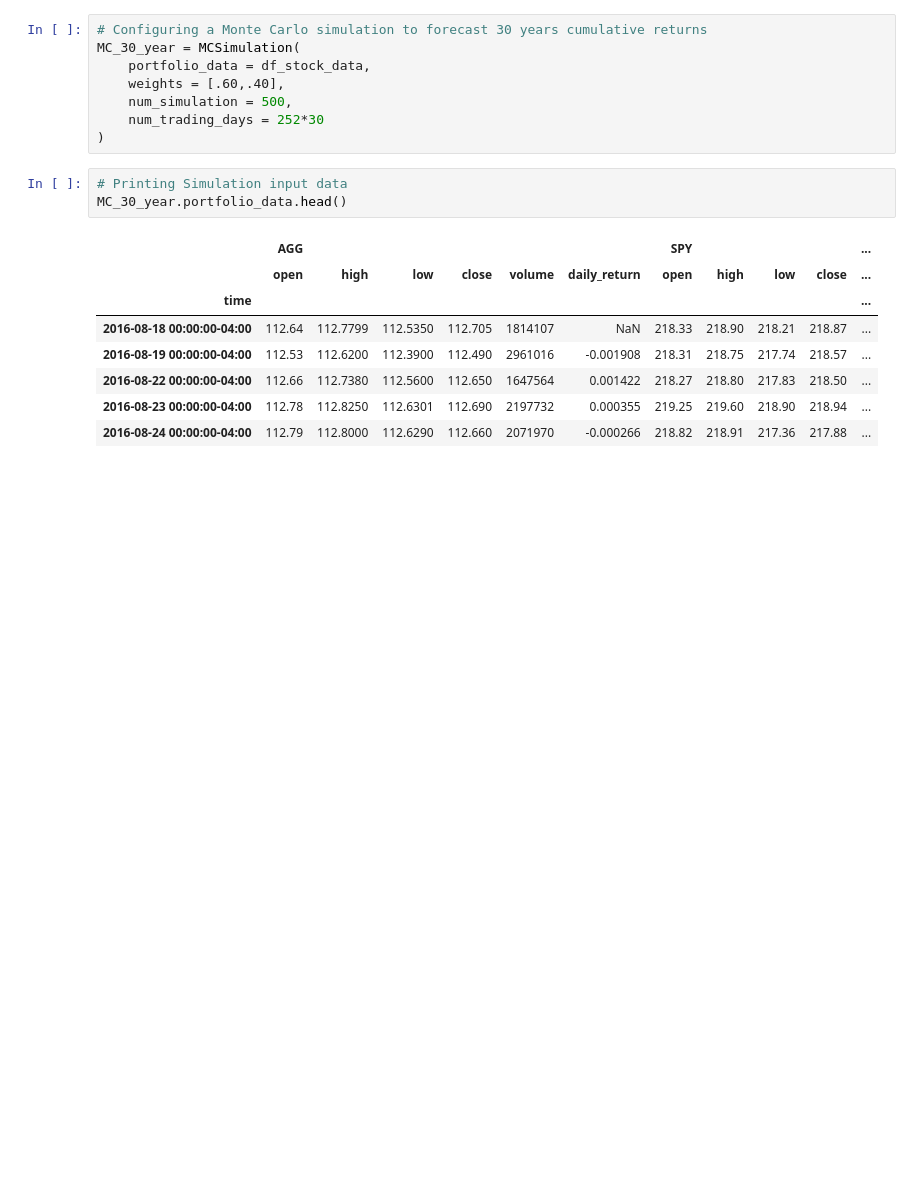
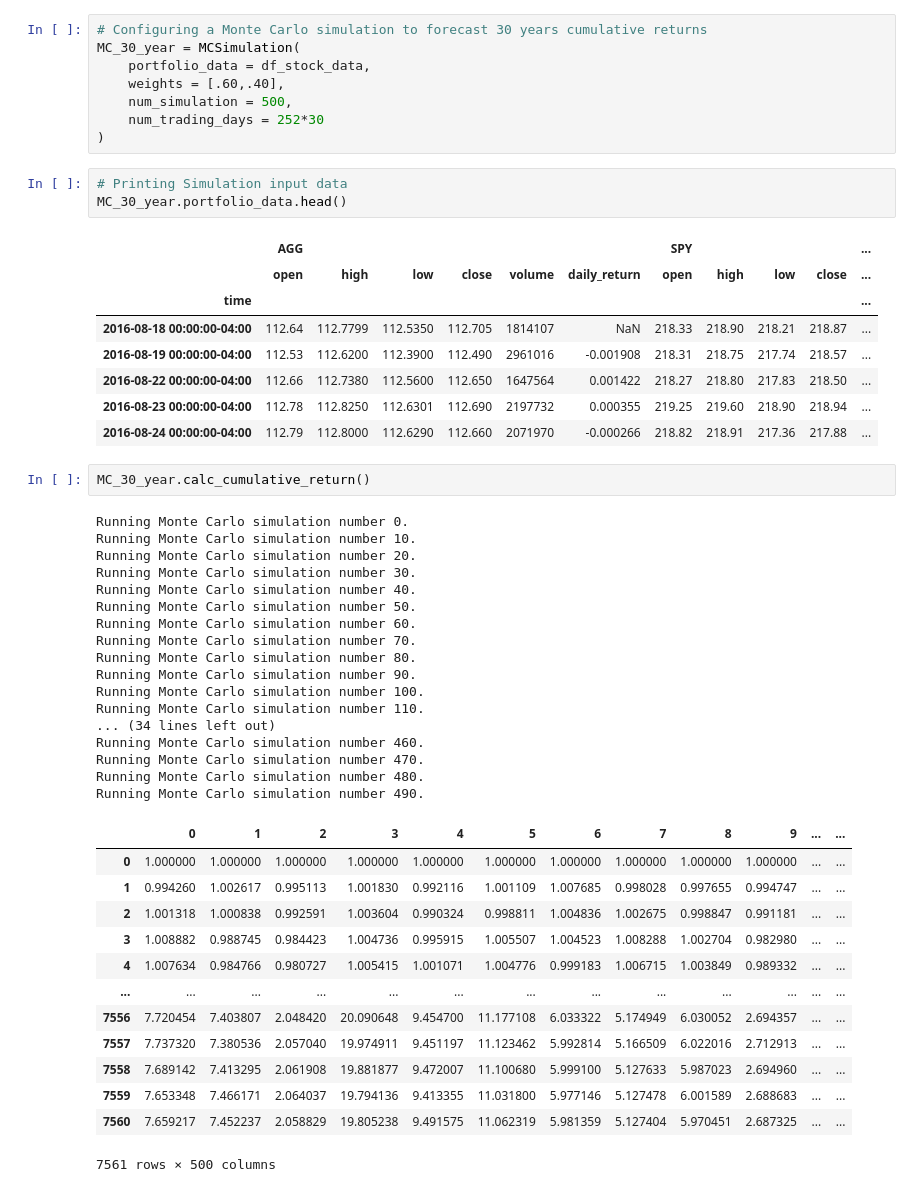
Before and after one commit to palma-javier-1997/Financial-Planner, a Jupyter notebook: Untitled.ipynb, the cells around one changed output. Cells and saved outputs as stored; diff of their text form; blank space fills up the shorter version.

```diff
--- a/Untitled.ipynb
+++ b/Untitled.ipynb
@@ -269,3 +269,36 @@ MC_30_year.portfolio_data.head()
 | 2016-08-22 00:00:00-04:00 | 112.66 | 112.7380 | 112.5600 | 112.650 | 1647564 | 0.001422 | 218.27 | 218.80 | 217.83 | 218.50 | ... |
 | 2016-08-23 00:00:00-04:00 | 112.78 | 112.8250 | 112.6301 | 112.690 | 2197732 | 0.000355 | 219.25 | 219.60 | 218.90 | 218.94 | ... |
 | 2016-08-24 00:00:00-04:00 | 112.79 | 112.8000 | 112.6290 | 112.660 | 2071970 | -0.000266 | 218.82 | 218.91 | 217.36 | 217.88 | ... |
+# %%
+MC_30_year.calc_cumulative_return()
+# %% [output]
+Running Monte Carlo simulation number 0.
+Running Monte Carlo simulation number 10.
+Running Monte Carlo simulation number 20.
+Running Monte Carlo simulation number 30.
+Running Monte Carlo simulation number 40.
+Running Monte Carlo simulation number 50.
+Running Monte Carlo simulation number 60.
+Running Monte Carlo simulation number 70.
+Running Monte Carlo simulation number 80.
+Running Monte Carlo simulation number 90.
+Running Monte Carlo simulation number 100.
+Running Monte Carlo simulation number 110.
+... (34 lines left out)
+Running Monte Carlo simulation number 460.
+Running Monte Carlo simulation number 470.
+Running Monte Carlo simulation number 480.
+Running Monte Carlo simulation number 490.
+|  | 0 | 1 | 2 | 3 | 4 | 5 | 6 | 7 | 8 | 9 | ... | ... |
+| 0 | 1.000000 | 1.000000 | 1.000000 | 1.000000 | 1.000000 | 1.000000 | 1.000000 | 1.000000 | 1.000000 | 1.000000 | ... | ... |
+| 1 | 0.994260 | 1.002617 | 0.995113 | 1.001830 | 0.992116 | 1.001109 | 1.007685 | 0.998028 | 0.997655 | 0.994747 | ... | ... |
+| 2 | 1.001318 | 1.000838 | 0.992591 | 1.003604 | 0.990324 | 0.998811 | 1.004836 | 1.002675 | 0.998847 | 0.991181 | ... | ... |
+| 3 | 1.008882 | 0.988745 | 0.984423 | 1.004736 | 0.995915 | 1.005507 | 1.004523 | 1.008288 | 1.002704 | 0.982980 | ... | ... |
+| 4 | 1.007634 | 0.984766 | 0.980727 | 1.005415 | 1.001071 | 1.004776 | 0.999183 | 1.006715 | 1.003849 | 0.989332 | ... | ... |
+| ... | ... | ... | ... | ... | ... | ... | ... | ... | ... | ... | ... | ... |
+| 7556 | 7.720454 | 7.403807 | 2.048420 | 20.090648 | 9.454700 | 11.177108 | 6.033322 | 5.174949 | 6.030052 | 2.694357 | ... | ... |
+| 7557 | 7.737320 | 7.380536 | 2.057040 | 19.974911 | 9.451197 | 11.123462 | 5.992814 | 5.166509 | 6.022016 | 2.712913 | ... | ... |
+| 7558 | 7.689142 | 7.413295 | 2.061908 | 19.881877 | 9.472007 | 11.100680 | 5.999100 | 5.127633 | 5.987023 | 2.694960 | ... | ... |
+| 7559 | 7.653348 | 7.466171 | 2.064037 | 19.794136 | 9.413355 | 11.031800 | 5.977146 | 5.127478 | 6.001589 | 2.688683 | ... | ... |
+| 7560 | 7.659217 | 7.452237 | 2.058829 | 19.805238 | 9.491575 | 11.062319 | 5.981359 | 5.127404 | 5.970451 | 2.687325 | ... | ... |
+7561 rows × 500 columns
```
Also changed, not shown: parts of 7 cells of this notebook.
